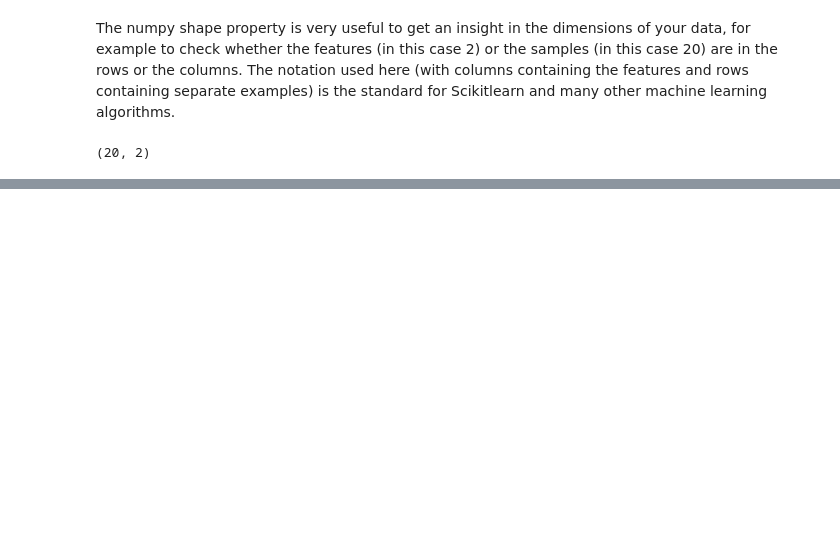
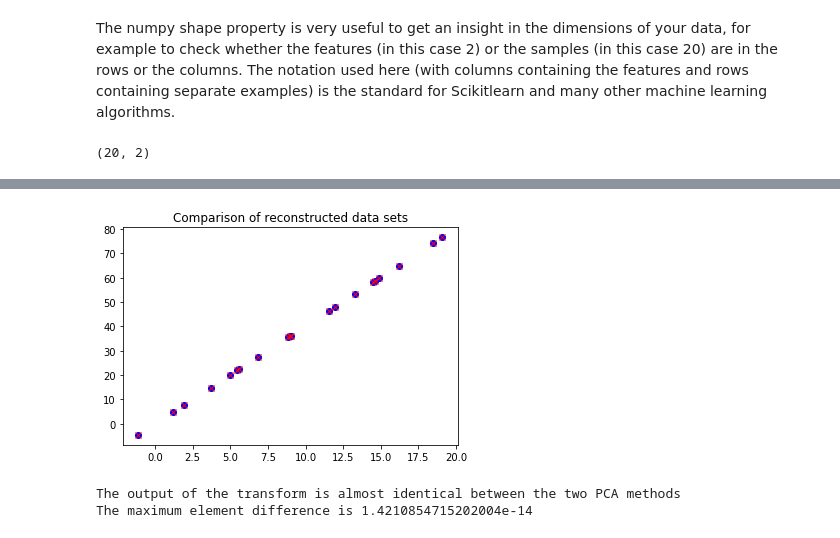
Before and after one commit to vipulpopat/MSCAI_CE4021_Week5, a Jupyter notebook: Etivity5.ipynb, the cells around one changed output, grey strips where cells are left out. Drawn from its saved outputs; the diff is of its cells as text; code cells hidden in the pictures; blank space fills up the shorter version.

```diff
--- a/Etivity5.ipynb
+++ b/Etivity5.ipynb
@@ -203,0 +294,8 @@ The components value demonstrates that Scikitlearn can be instructed to deal onl
+# %%
+one_pca = PCA(n_components=1)
+one_pca.fit(data)
+
+print("scikit-learn PCA Eigen things when n_components = 1\n")
+print(f"Eigen values:\t{one_pca.explained_variance_}")
+print(f"Variance Ratio:\t{one_pca.explained_variance_ratio_}\n")
+print(f"Eigen vectors (column vector):\n{one_pca.components_.T}")
@@ -203,0 +319,8 @@ The components value demonstrates that Scikitlearn can be instructed to deal onl
+# %%
+my_one_pca = MyPCA(n_components=1)
+my_one_pca.fit(data)
+
+
+print("MyPCA Eigen things when n_components = 1\n")
+print(f"Eigen values: {my_one_pca.eigenvalues}")
+print(f"Eigen vectors (column vector):\n{my_one_pca.feature_vector_matrix}")
@@ -203,0 +336,10 @@ The components value demonstrates that Scikitlearn can be instructed to deal onl
+# %%
+sk_transform = one_pca.transform(data)
+mm_transform = my_one_pca.transform(data)
+
+if np.allclose(sk_transform, mm_transform):
+    print("The output of the transform is almost identical between the two PCA methods")
+else:
+    print("The output of the transform methods is too different to be considered the same")
+
+print(f"The maximum element difference is {np.amax(sk_transform - mm_transform)}\n")
@@ -203,0 +371,20 @@ The components value demonstrates that Scikitlearn can be instructed to deal onl
+# %%
+sk_reduced = one_pca.inverse_transform(sk_transform)
+mm_reduced = my_one_pca.inverse_transform(mm_transform)
+
+plt.title("Comparison of reconstructed data sets")
+plt.plot(sk_reduced[:,0], sk_reduced[:,1], 'bo')
+plt.plot(mm_reduced[:,0], mm_reduced[:,1], 'rx')
+plt.show()
+
+print()
+if np.allclose(sk_reduced, mm_reduced):
+    print("The output of the transform is almost identical between the two PCA methods")
+else:
+    print("The output of the transform methods is too different to be considered the same")
+
+print(f"The maximum element difference is {np.amax(sk_reduced - mm_reduced)}\n")
+# %% [output]
+[figure, added]
+The output of the transform is almost identical between the two PCA methods
+The maximum element difference is 1.4210854715202004e-14
```
Also changed, not shown: parts of 33 cells of this notebook.
